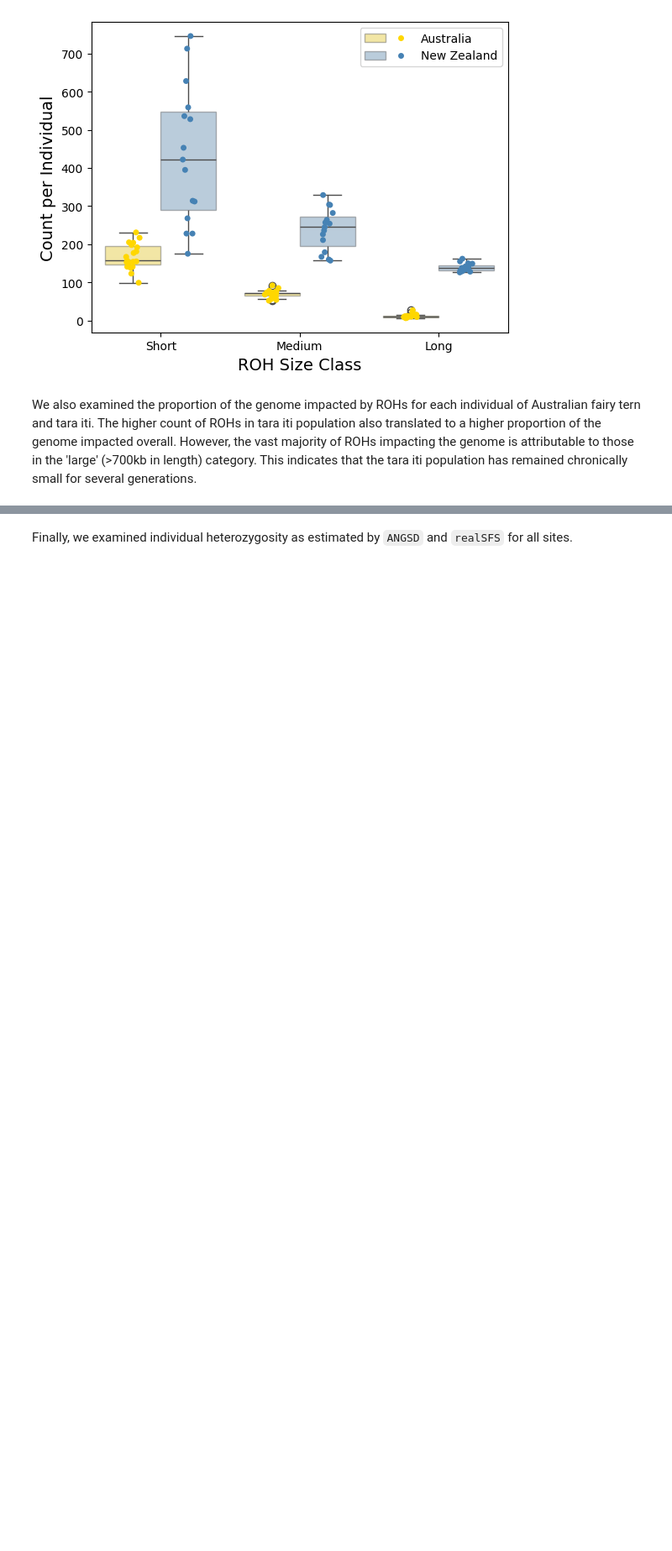
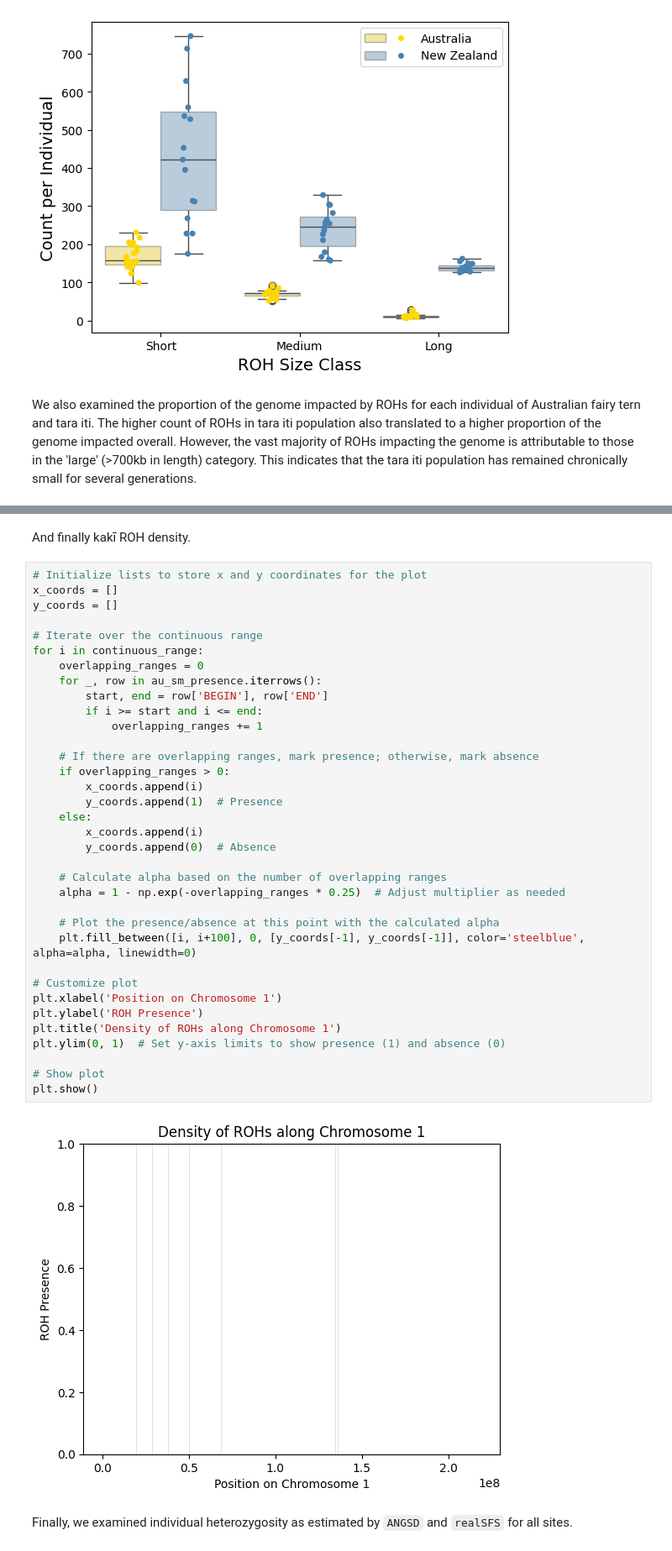
Before and after one commit to janawold1/2026_S_nereis_Cons_Gen, a Jupyter notebook: 06_visualisations.ipynb, the cells around one changed output, grey strips where cells are left out. Shown at 84% size. Cells and saved outputs as stored; diff of their text form; blank space fills up the shorter version.

```diff
--- a/06_visualisations.ipynb
+++ b/06_visualisations.ipynb
@@ -75,3 +163,42 @@ sns.displot(data=roh_lg, x='BEGIN', hue='Population')
+# %% [markdown]
+And finally kakī ROH density.
+# %%
+# Initialize lists to store x and y coordinates for the plot
+x_coords = []
+y_coords = []
+
+# Iterate over the continuous range
+for i in continuous_range:
+    overlapping_ranges = 0
+    for _, row in au_sm_presence.iterrows():
+        start, end = row['BEGIN'], row['END']
+        if i >= start and i <= end:
+            overlapping_ranges += 1
+
+    # If there are overlapping ranges, mark presence; otherwise, mark absence
+    if overlapping_ranges > 0:
+        x_coords.append(i)
+        y_coords.append(1)  # Presence
+    else:
+        x_coords.append(i)
+        y_coords.append(0)  # Absence
+
+    # Calculate alpha based on the number of overlapping ranges
+    alpha = 1 - np.exp(-overlapping_ranges * 0.25)  # Adjust multiplier as needed
+
+    # Plot the presence/absence at this point with the calculated alpha
+    plt.fill_between([i, i+100], 0, [y_coords[-1], y_coords[-1]], color='steelblue', alpha=alpha, linewidth=0)
+
+# Customize plot
+plt.xlabel('Position on Chromosome 1')
+plt.ylabel('ROH Presence')
+plt.title('Density of ROHs along Chromosome 1')
+plt.ylim(0, 1)  # Set y-axis limits to show presence (1) and absence (0)
+
+# Show plot
+plt.show()
+# %% [output]
+[figure, added]
 # %% [markdown]
 Finally, we examined individual heterozygosity as estimated by `ANGSD` and `realSFS` for all sites.
 # %%
```
Also changed, not shown: parts of 13 cells of this notebook, 4 other files.
